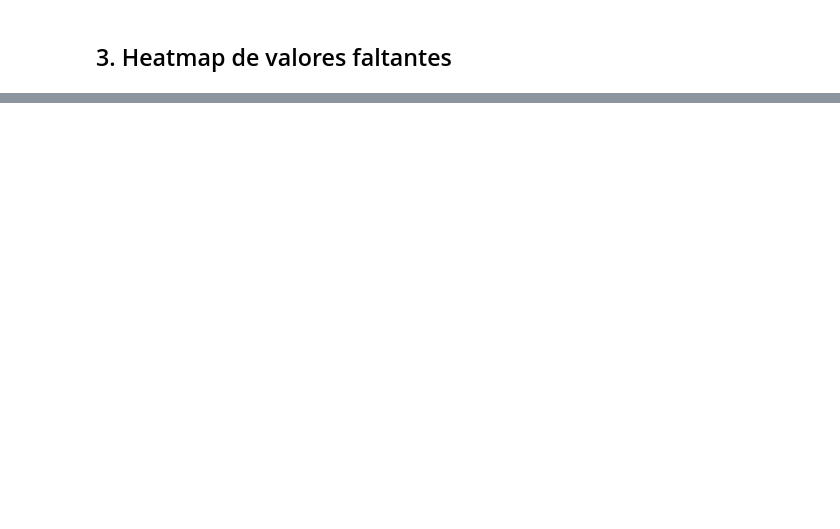
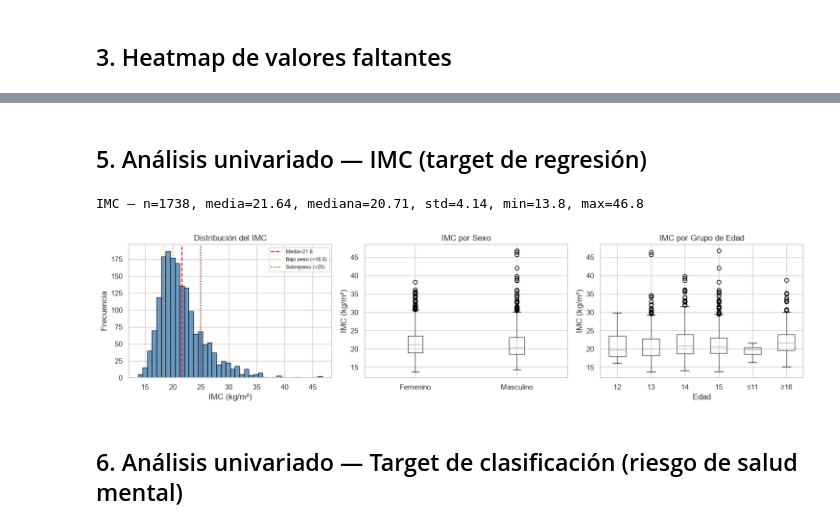
Before and after one commit to daiv05/model-risk-factors-adolescents-sv-2013, a Jupyter notebook: notebooks/01_data_exploration.ipynb, the cells around one changed output, grey strips where cells are left out. Cells and saved outputs as stored; diff of their text form; code cells hidden in the pictures; blank space fills up the shorter version.

```diff
--- a/notebooks/01_data_exploration.ipynb
+++ b/notebooks/01_data_exploration.ipynb
@@ -75,0 +120,50 @@ plt.show()
+# %% [markdown]
+## 5. Análisis univariado — IMC (target de regresión)
+# %%
+bmi = df['bmi'].dropna()
+print(f'IMC — n={len(bmi)}, media={bmi.mean():.2f}, mediana={bmi.median():.2f}, '
+      f'std={bmi.std():.2f}, min={bmi.min():.1f}, max={bmi.max():.1f}')
+
+fig, axes = plt.subplots(1, 3, figsize=(15, 4))
+
+# Histograma
+axes[0].hist(bmi, bins=40, edgecolor='black', color='steelblue', alpha=0.8)
+axes[0].axvline(bmi.mean(), color='red', linestyle='--', label=f'Media={bmi.mean():.1f}')
+axes[0].axvline(18.5, color='orange', linestyle=':', label='Bajo peso (<18.5)')
+axes[0].axvline(25.0, color='darkred', linestyle=':', label='Sobrepeso (>25)')
+axes[0].set_title('Distribución del IMC')
+axes[0].set_xlabel('IMC (kg/m²)')
+axes[0].set_ylabel('Frecuencia')
+axes[0].legend(fontsize=8)
+
+# Boxplot por sexo
+bmi_df = df[['bmi', 'Q2']].dropna()
+bmi_df['Sexo'] = bmi_df['Q2'].map({1: 'Masculino', 2: 'Femenino'})
+bmi_df.boxplot(column='bmi', by='Sexo', ax=axes[1])
+axes[1].set_title('IMC por Sexo')
+axes[1].set_xlabel('')
+axes[1].set_ylabel('IMC (kg/m²)')
+plt.sca(axes[1])
+plt.title('IMC por Sexo')
+
+# Boxplot por grupo de edad
+bmi_age = df[['bmi', 'Q1']].dropna()
+bmi_age['Edad'] = bmi_age['Q1'].map({1: '≤11', 2: '12', 3: '13', 4: '14', 5: '15', 6: '≥16'})
+order = ['≤11', '12', '13', '14', '15', '≥16']
+bmi_age_valid = bmi_age[bmi_age['Edad'].isin(order)]
+bmi_age_valid.boxplot(column='bmi', by='Edad', ax=axes[2],
+                      positions=range(len(order)))
+axes[2].set_title('IMC por Grupo de Edad')
+axes[2].set_xlabel('Edad')
+axes[2].set_ylabel('IMC (kg/m²)')
+plt.sca(axes[2])
+plt.title('IMC por Grupo de Edad')
+
+plt.suptitle('')
+plt.tight_layout()
+plt.show()
+# %% [output]
+IMC — n=1738, media=21.64, mediana=20.71, std=4.14, min=13.8, max=46.8
+[figure, added]
+# %% [markdown]
+## 6. Análisis univariado — Target de clasificación (riesgo de salud mental)
```
Also changed, not shown: parts of 21 cells of this notebook, 34 other files.
